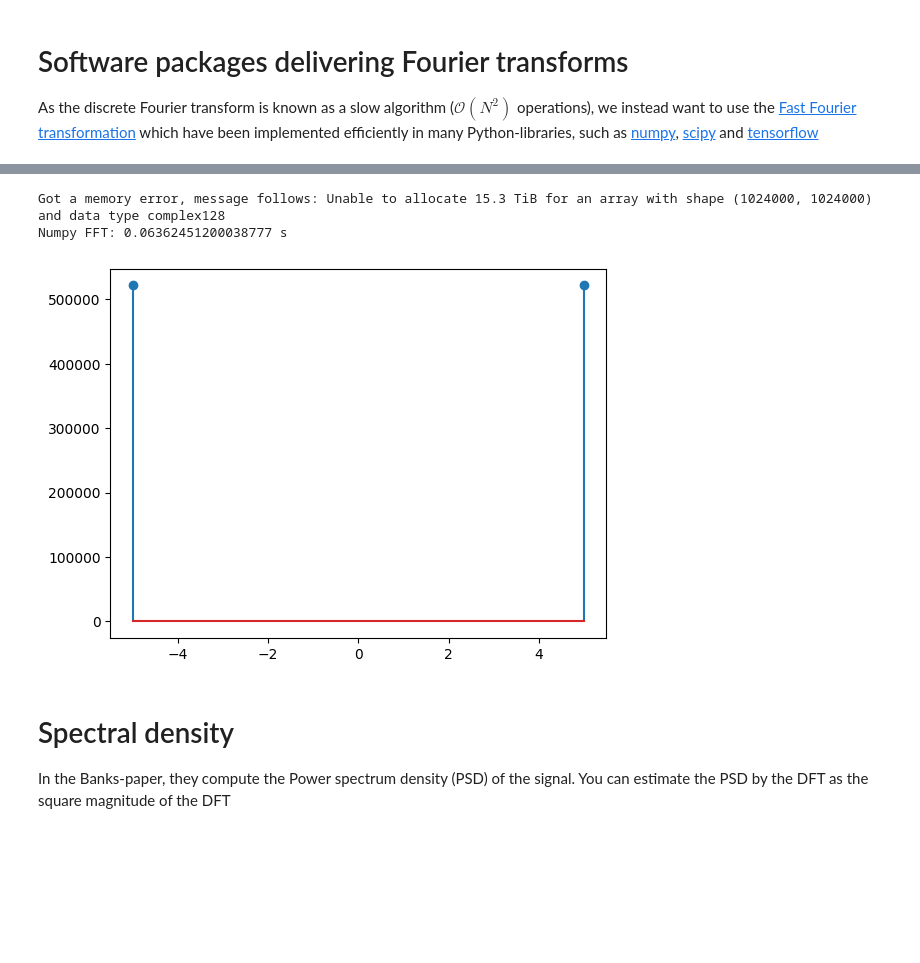
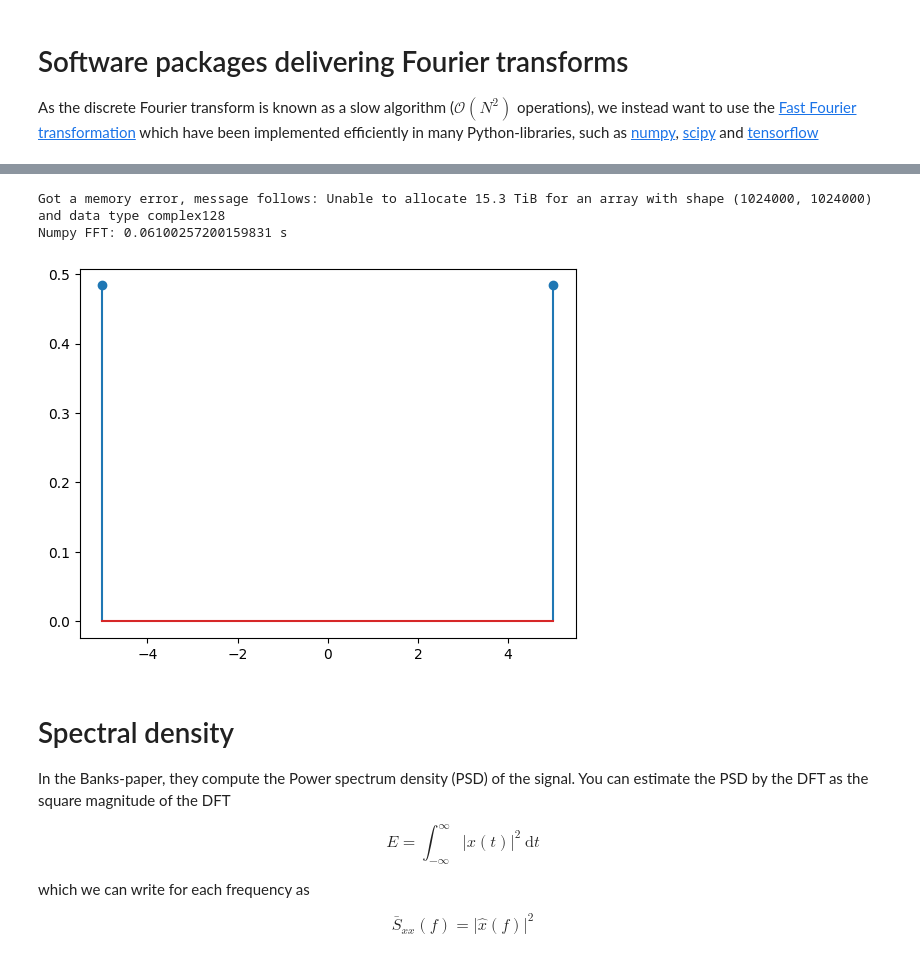
Before and after one commit to jorgensd/GearVibrationWorkshop, a Jupyter notebook: discrete_fourier_transform.ipynb, the cells around one changed output, grey strips where cells are left out. Saved outputs shown, nothing was run; the diff lists cells and outputs as text; code cells hidden in the pictures; blank space fills up the shorter version.

```diff
--- a/discrete_fourier_transform.ipynb
+++ b/discrete_fourier_transform.ipynb
@@ -191,28 +191,34 @@ plt.show()
 # %%
 import time
 try:
     start = time.perf_counter()
     fft = DFT(signal)
     end = time.perf_counter()
     print(f"DFT: {end-start} s")
 except MemoryError as e:
     print(f"Got a memory error, message follows: {e}")
 
 start_np = time.perf_counter()
 fft_np = np.fft.fft(signal)
 end_np = time.perf_counter()
 print(f"Numpy FFT: {end_np-start_np} s")
 freq = np.fft.fftfreq(len(fft_np), d=1/sampling_rate)
 shift_freq = np.fft.fftshift(freq)
 shift_mag = np.fft.fftshift(np.abs(fft_np))
 filter_vals = np.argwhere(shift_mag>0.25*np.max(shift_mag))
-plt.stem(shift_freq[filter_vals], shift_mag[filter_vals])
+plt.stem(shift_freq[filter_vals], shift_mag[filter_vals]/len(freq))
 plt.show()
 # %% [output]
 Got a memory error, message follows: Unable to allocate 15.3 TiB for an array with shape (1024000, 1024000) and data type complex128
-Numpy FFT: 0.06362451200038777 s
+Numpy FFT: 0.06100257200159831 s
-[figure, old version]
+[figure, new version]
 # %% [markdown]
 # Spectral density
 In the Banks-paper, they compute the Power spectrum  density (PSD) of the signal. You can estimate the PSD by the DFT as the square magnitude of the DFT
+
+$$E=\int_{-\infty}^\infty \vert x(t) \vert^2~\mathrm{d}t$$
+
+which we can write for each frequency as
+
+$$\bar S_{xx}(f) = \vert\hat x(f)\vert^2$$
 # %%
```
Also changed, not shown: parts of 11 cells of this notebook.
